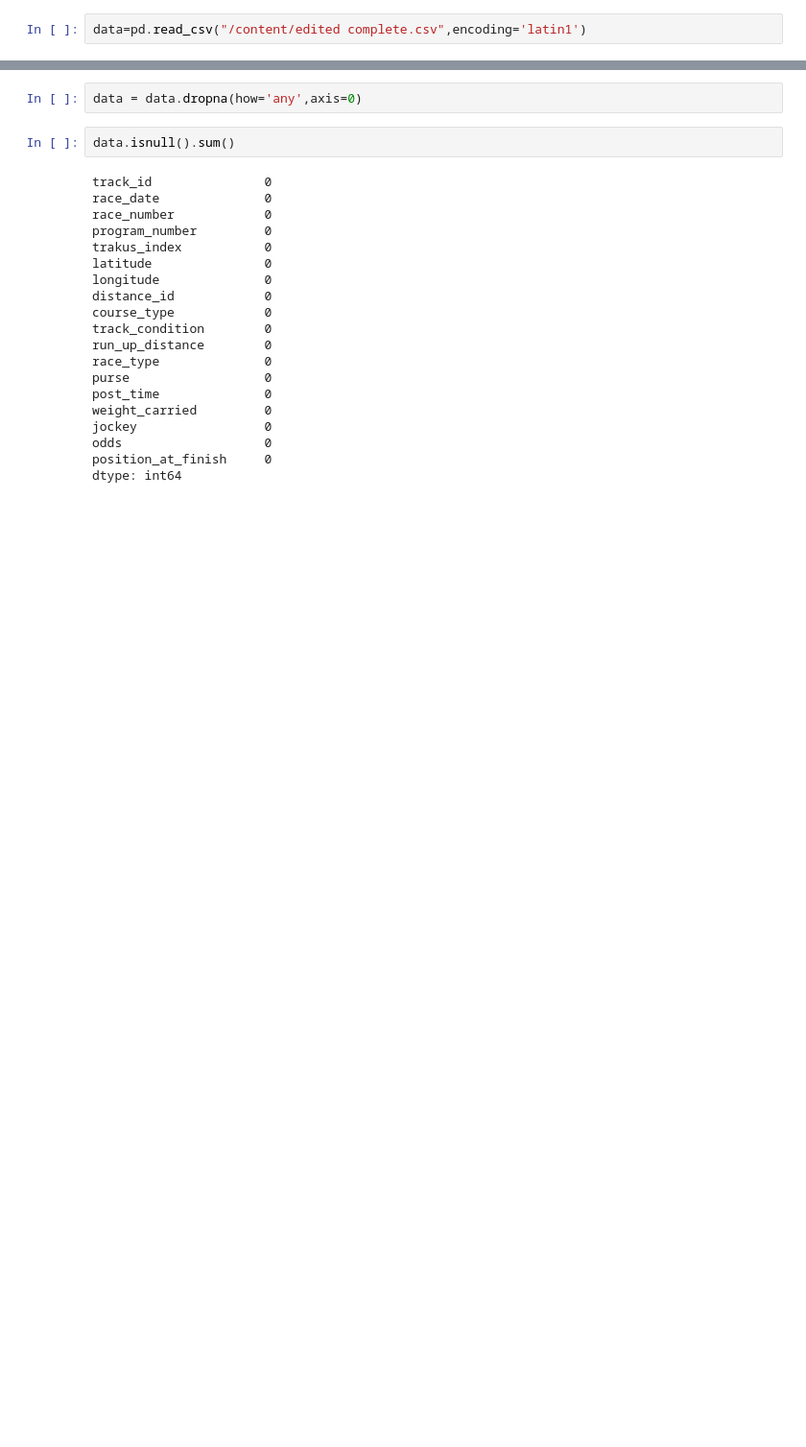
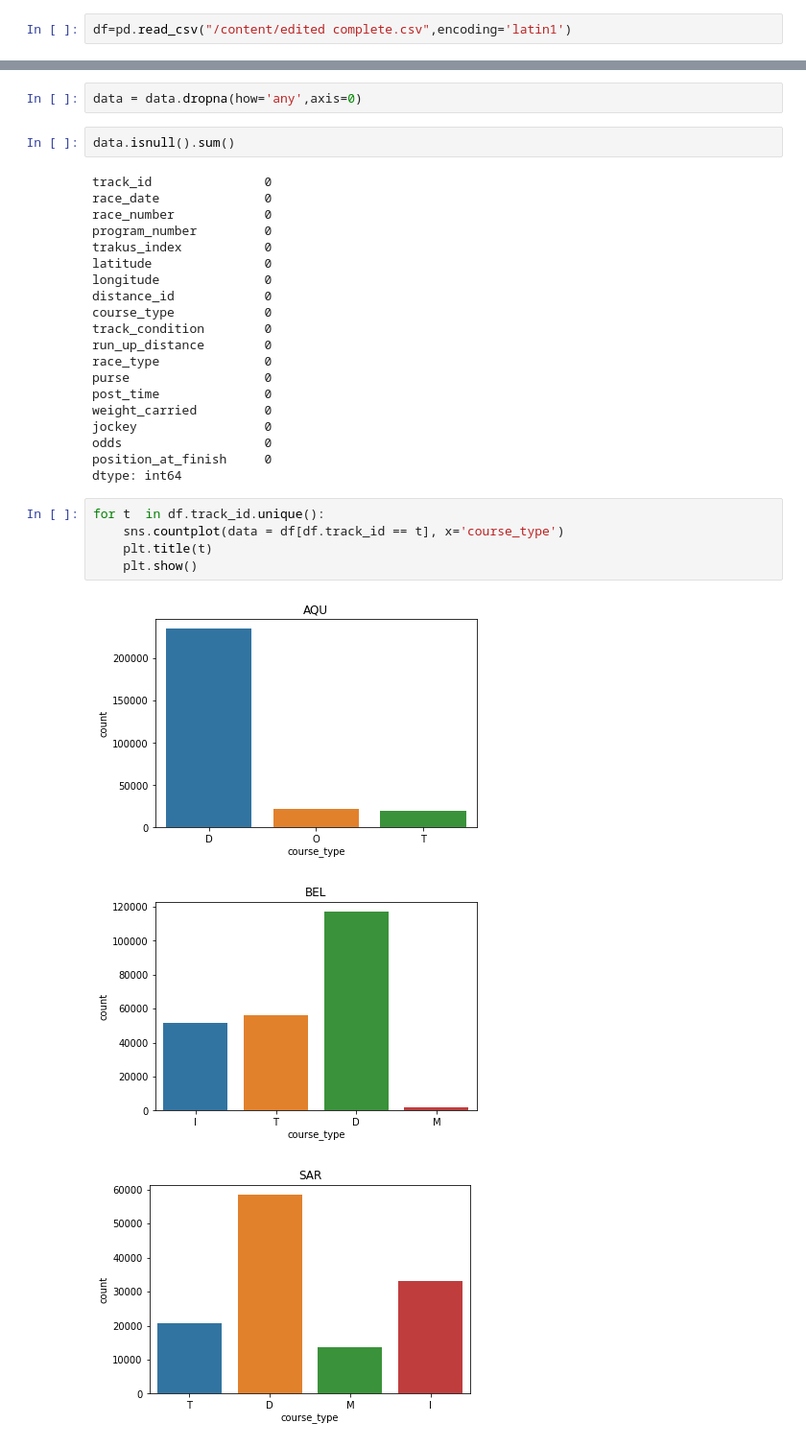
Before and after one commit to satishgc227/Problem-statement-1-of-Horses, a Jupyter notebook: Problem_statement_1_of_NYRA_.ipynb, the cells around one changed output, grey strips where cells are left out. Shown at 96% size. Cells and saved outputs as stored; diff of their text form; blank space fills up the shorter version.

```diff
--- a/Problem_statement_1_of_NYRA_.ipynb
+++ b/Problem_statement_1_of_NYRA_.ipynb
@@ -6,3 +9,3 @@ import numpy as np
 # %%
-data=pd.read_csv("/content/edited complete.csv",encoding='latin1')
+df=pd.read_csv("/content/edited complete.csv",encoding='latin1')
 # %%
@@ -66,3 +69,12 @@ jockey                 0
 odds                   0
 position_at_finish     0
 dtype: int64
+# %%
+for t  in df.track_id.unique():
+    sns.countplot(data = df[df.track_id == t], x='course_type')
+    plt.title(t)
+    plt.show()
+# %% [output]
+[figure, added]
+[figure, added]
+[figure, added]
```
Also changed, not shown: parts of 5 cells of this notebook.
